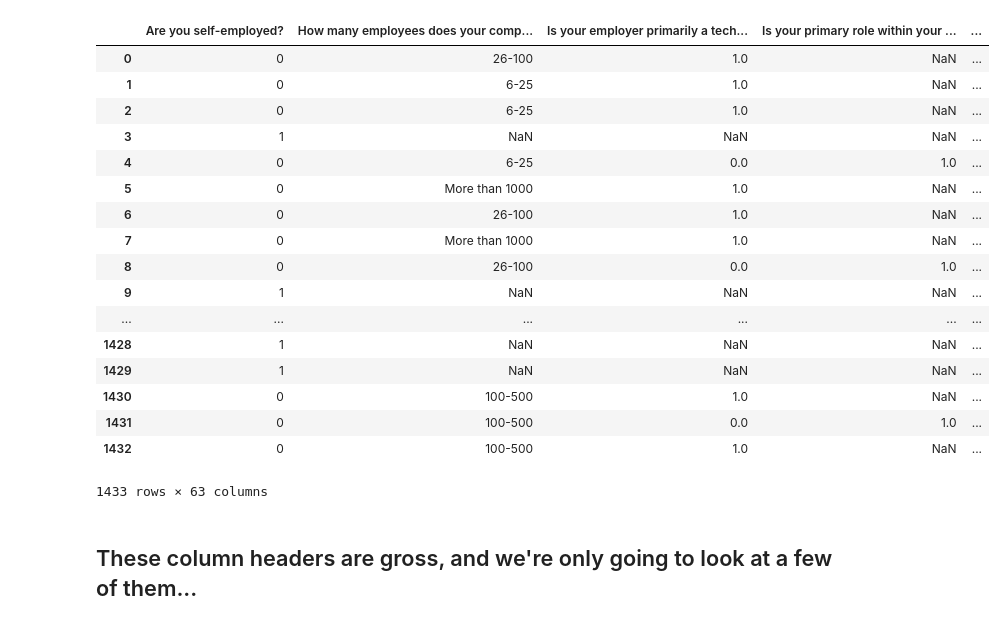
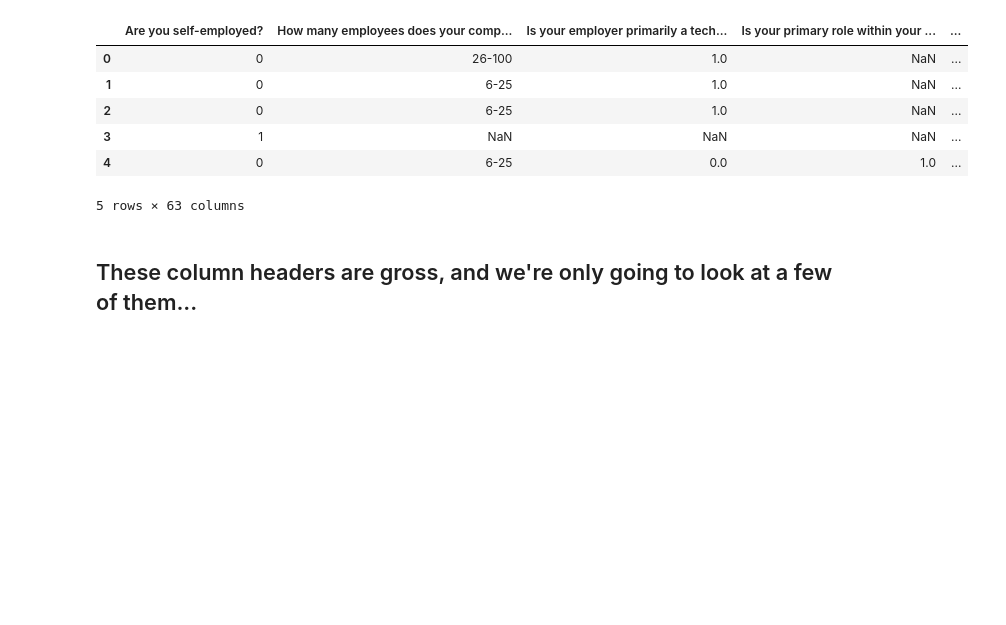
Before and after one commit to ncmatson/SMU_ML_Labs, a Jupyter notebook: lab1.ipynb, the cells around one changed output. Cells and saved outputs as stored; diff of their text form; code cells hidden in the pictures; blank space fills up the shorter version.

```diff
--- a/lab1.ipynb
+++ b/lab1.ipynb
@@ -1,30 +1,19 @@
 # %%
 import numpy as np
 import pandas as pd
 import warnings
 warnings.filterwarnings("ignore")
 
 df = pd.read_csv('../data/mental-heath-in-tech-2016_20161114.csv')
-df
+df.head()
 # %% [output]
 |  | Are you self-employed? | How many employees does your comp... | Is your employer primarily a tech... | Is your primary role within your ... | ... |
 | 0 | 0 | 26-100 | 1.0 | NaN | ... |
 | 1 | 0 | 6-25 | 1.0 | NaN | ... |
 | 2 | 0 | 6-25 | 1.0 | NaN | ... |
 | 3 | 1 | NaN | NaN | NaN | ... |
 | 4 | 0 | 6-25 | 0.0 | 1.0 | ... |
-| 5 | 0 | More than 1000 | 1.0 | NaN | ... |
-| 6 | 0 | 26-100 | 1.0 | NaN | ... |
-| 7 | 0 | More than 1000 | 1.0 | NaN | ... |
-| 8 | 0 | 26-100 | 0.0 | 1.0 | ... |
-| 9 | 1 | NaN | NaN | NaN | ... |
-| ... | ... | ... | ... | ... | ... |
-| 1428 | 1 | NaN | NaN | NaN | ... |
-| 1429 | 1 | NaN | NaN | NaN | ... |
-| 1430 | 0 | 100-500 | 1.0 | NaN | ... |
-| 1431 | 0 | 100-500 | 0.0 | 1.0 | ... |
-| 1432 | 0 | 100-500 | 1.0 | NaN | ... |
-1433 rows × 63 columns
+5 rows × 63 columns
 # %% [markdown]
 ## These column headers are gross, and we're only going to look at a few of them...
 # %%
```
Also changed, not shown: parts of 13 cells of this notebook.
